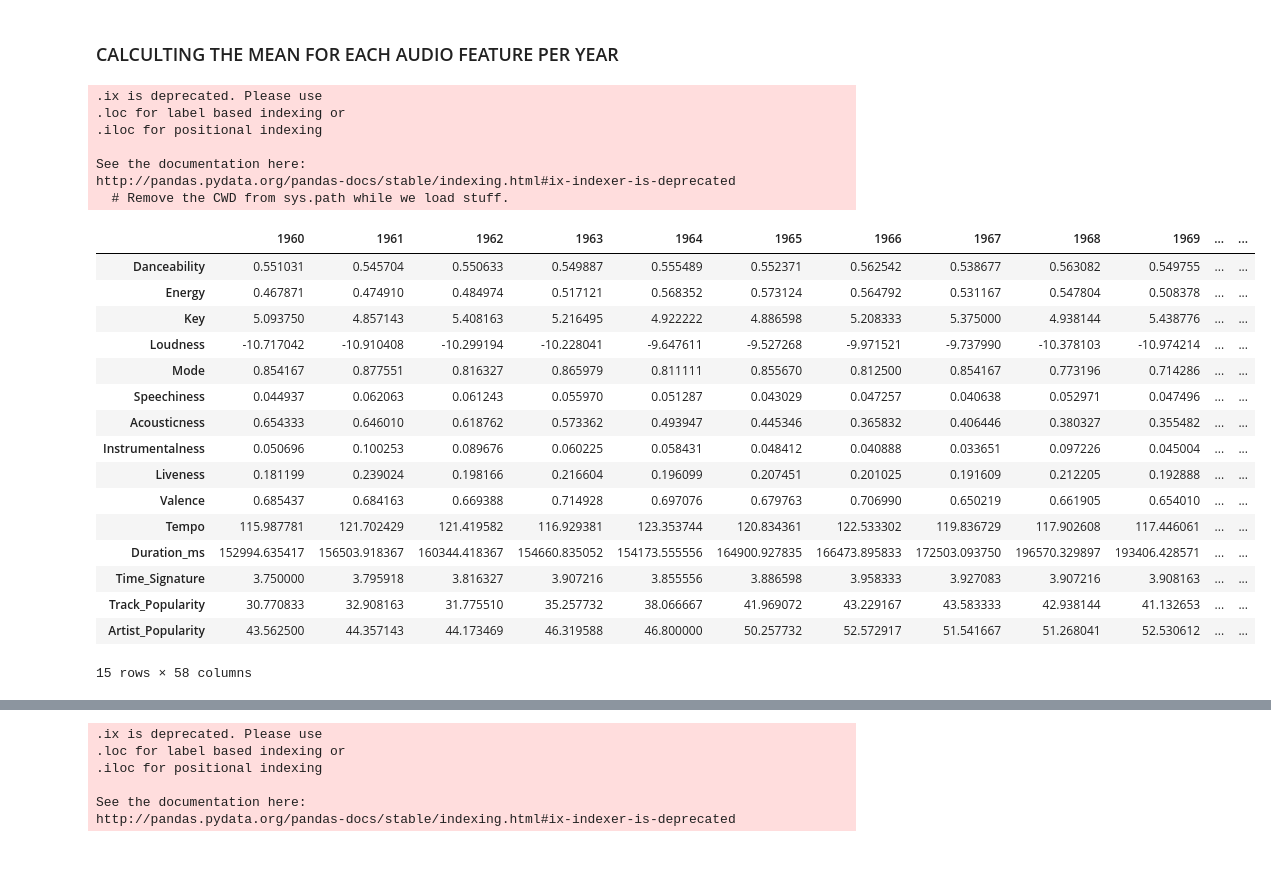
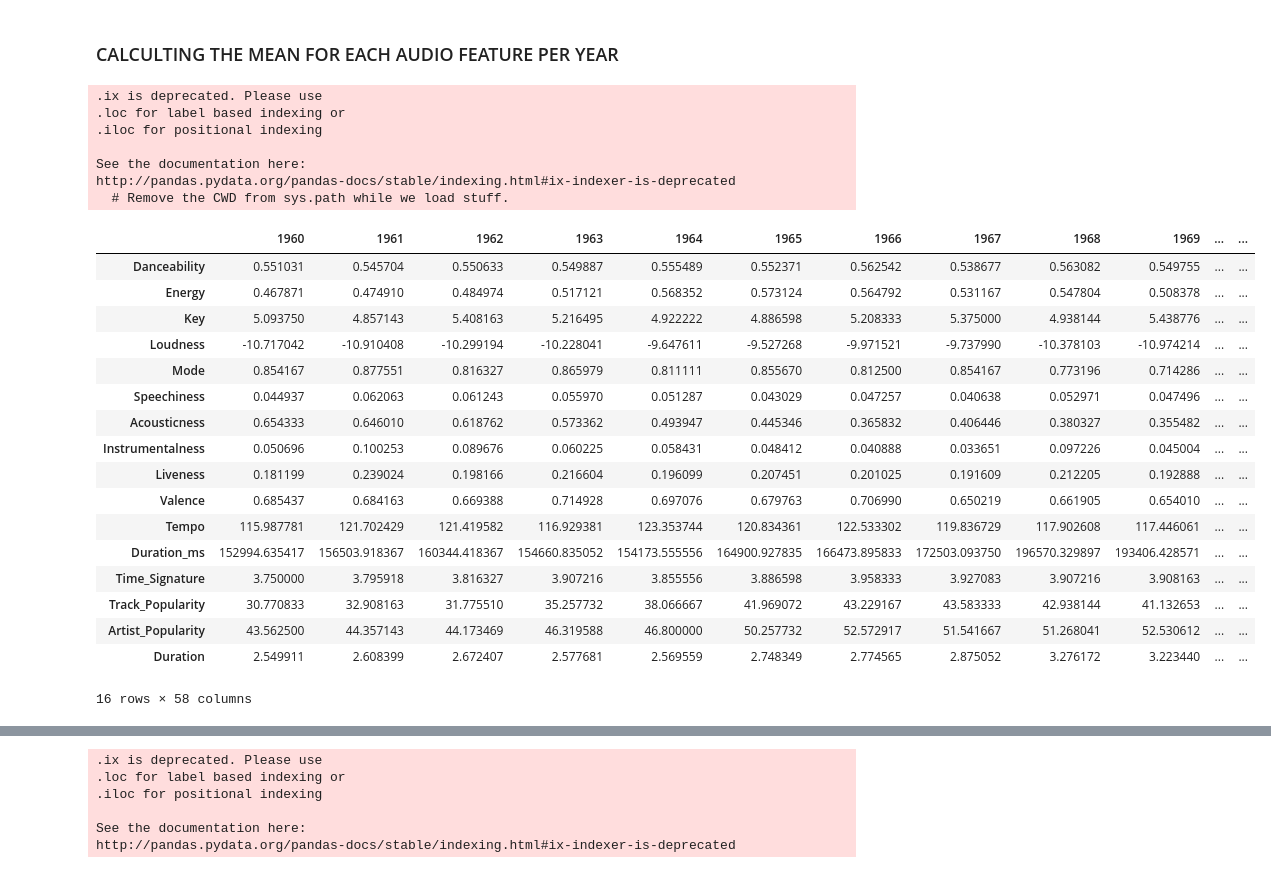
Before and after one commit to Nayifff/ToolsProject, a Jupyter notebook: BillboardHot100_WebScraping_InitialAnalysis_FINAL.ipynb, the cells around one changed output, grey strips where cells are left out. Saved outputs shown, nothing was run; the diff lists cells and outputs as text; code cells hidden in the pictures.

```diff
--- a/BillboardHot100_WebScraping_InitialAnalysis_FINAL.ipynb
+++ b/BillboardHot100_WebScraping_InitialAnalysis_FINAL.ipynb
@@ -205,0 +208,4 @@ data_sp.head(20)
+# %%
+# convert song duration from milliseconds to minutes
+data["Duration"] = data["Duration_ms"].apply(lambda x: x/60000)
+# data.head()
@@ -214,37 +231,38 @@ means = pd.DataFrame(a, columns=range(1960,2018))
 
 for year in range(1960,2018):
     df = pd.DataFrame(data[data['Year']==year].mean())
-    for i in range(0,16):
+    for i in range(0,17):
         means.ix[i,year]=df.ix[i,0]
 means=means.drop([0])
 
 index_=df.index.values
 newindex = list(filter(lambda x : x != 'Year', index_))
 
 means.index=newindex
 means
 # %% [output]
 .ix is deprecated. Please use
 .loc for label based indexing or
 .iloc for positional indexing
 
 See the documentation here:
 http://pandas.pydata.org/pandas-docs/stable/indexing.html#ix-indexer-is-deprecated
   # Remove the CWD from sys.path while we load stuff.
 |  | 1960 | 1961 | 1962 | 1963 | 1964 | 1965 | 1966 | 1967 | 1968 | 1969 | ... | ... |
 | Danceability | 0.551031 | 0.545704 | 0.550633 | 0.549887 | 0.555489 | 0.552371 | 0.562542 | 0.538677 | 0.563082 | 0.549755 | ... | ... |
 | Energy | 0.467871 | 0.474910 | 0.484974 | 0.517121 | 0.568352 | 0.573124 | 0.564792 | 0.531167 | 0.547804 | 0.508378 | ... | ... |
 | Key | 5.093750 | 4.857143 | 5.408163 | 5.216495 | 4.922222 | 4.886598 | 5.208333 | 5.375000 | 4.938144 | 5.438776 | ... | ... |
 | Loudness | -10.717042 | -10.910408 | -10.299194 | -10.228041 | -9.647611 | -9.527268 | -9.971521 | -9.737990 | -10.378103 | -10.974214 | ... | ... |
 | Mode | 0.854167 | 0.877551 | 0.816327 | 0.865979 | 0.811111 | 0.855670 | 0.812500 | 0.854167 | 0.773196 | 0.714286 | ... | ... |
 | Speechiness | 0.044937 | 0.062063 | 0.061243 | 0.055970 | 0.051287 | 0.043029 | 0.047257 | 0.040638 | 0.052971 | 0.047496 | ... | ... |
 | Acousticness | 0.654333 | 0.646010 | 0.618762 | 0.573362 | 0.493947 | 0.445346 | 0.365832 | 0.406446 | 0.380327 | 0.355482 | ... | ... |
 | Instrumentalness | 0.050696 | 0.100253 | 0.089676 | 0.060225 | 0.058431 | 0.048412 | 0.040888 | 0.033651 | 0.097226 | 0.045004 | ... | ... |
 | Liveness | 0.181199 | 0.239024 | 0.198166 | 0.216604 | 0.196099 | 0.207451 | 0.201025 | 0.191609 | 0.212205 | 0.192888 | ... | ... |
 | Valence | 0.685437 | 0.684163 | 0.669388 | 0.714928 | 0.697076 | 0.679763 | 0.706990 | 0.650219 | 0.661905 | 0.654010 | ... | ... |
 | Tempo | 115.987781 | 121.702429 | 121.419582 | 116.929381 | 123.353744 | 120.834361 | 122.533302 | 119.836729 | 117.902608 | 117.446061 | ... | ... |
 | Duration_ms | 152994.635417 | 156503.918367 | 160344.418367 | 154660.835052 | 154173.555556 | 164900.927835 | 166473.895833 | 172503.093750 | 196570.329897 | 193406.428571 | ... | ... |
 | Time_Signature | 3.750000 | 3.795918 | 3.816327 | 3.907216 | 3.855556 | 3.886598 | 3.958333 | 3.927083 | 3.907216 | 3.908163 | ... | ... |
 | Track_Popularity | 30.770833 | 32.908163 | 31.775510 | 35.257732 | 38.066667 | 41.969072 | 43.229167 | 43.583333 | 42.938144 | 41.132653 | ... | ... |
 | Artist_Popularity | 43.562500 | 44.357143 | 44.173469 | 46.319588 | 46.800000 | 50.257732 | 52.572917 | 51.541667 | 51.268041 | 52.530612 | ... | ... |
+| Duration | 2.549911 | 2.608399 | 2.672407 | 2.577681 | 2.569559 | 2.748349 | 2.774565 | 2.875052 | 3.276172 | 3.223440 | ... | ... |
-15 rows × 58 columns
+16 rows × 58 columns
```
Also changed, not shown: parts of 12 cells of this notebook.
